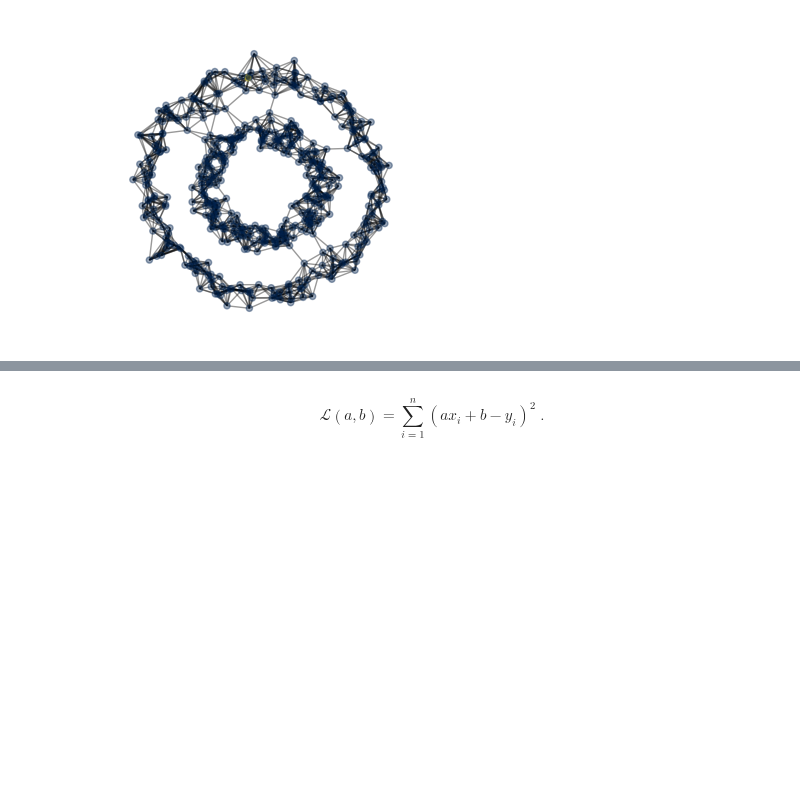
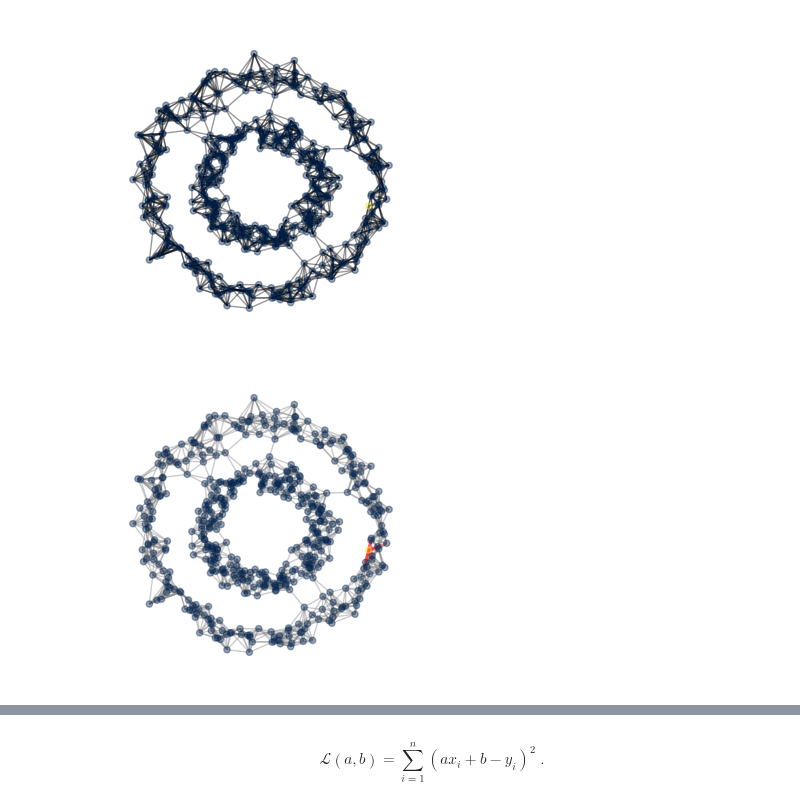
Before and after one commit to Xianzhiwang1/CS0451-page-site, a Jupyter notebook: posts/my-blog-post-06-unsupervised-learning/index.ipynb, the cells around one changed output, grey strips where cells are left out. Saved outputs shown, nothing was run; the diff lists cells and outputs as text; code cells hidden in the pictures; blank space fills up the shorter version.

```diff
--- a/posts/my-blog-post-06-unsupervised-learning/index.ipynb
+++ b/posts/my-blog-post-06-unsupervised-learning/index.ipynb
@@ -127,3 +128,9 @@ z_ = spec.second_laplacian_eigenvector(A=A)
 spec.plot_graph(X, A, z=z_, ax = ax, show_edge_cuts = False)
 # %% [output]
 [figure]
+# %%
+z = z_ > 0
+fig, ax = plt.subplots(figsize = (4, 4))
+spec.plot_graph(X, A, z, show_edge_cuts = True, ax = ax)
+# %% [output]
+[figure, added]
```
Also changed, not shown: parts of 7 cells of this notebook, 1 other file.
